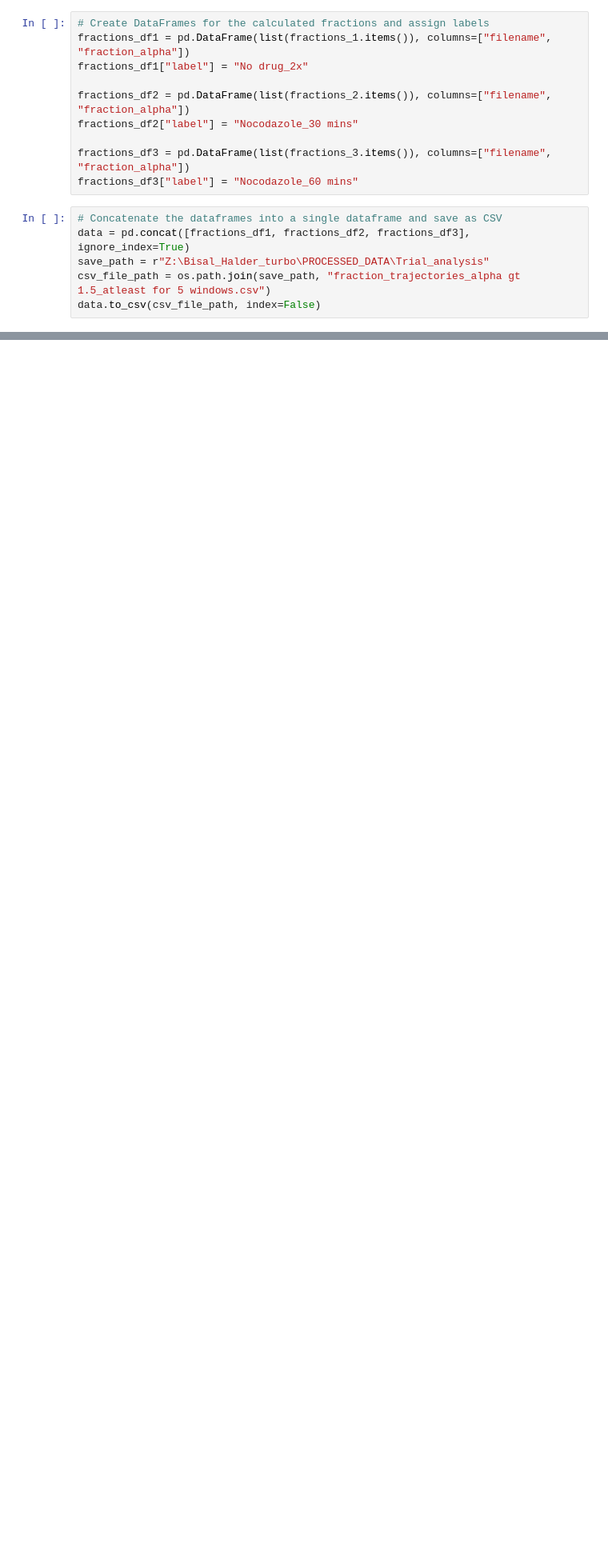
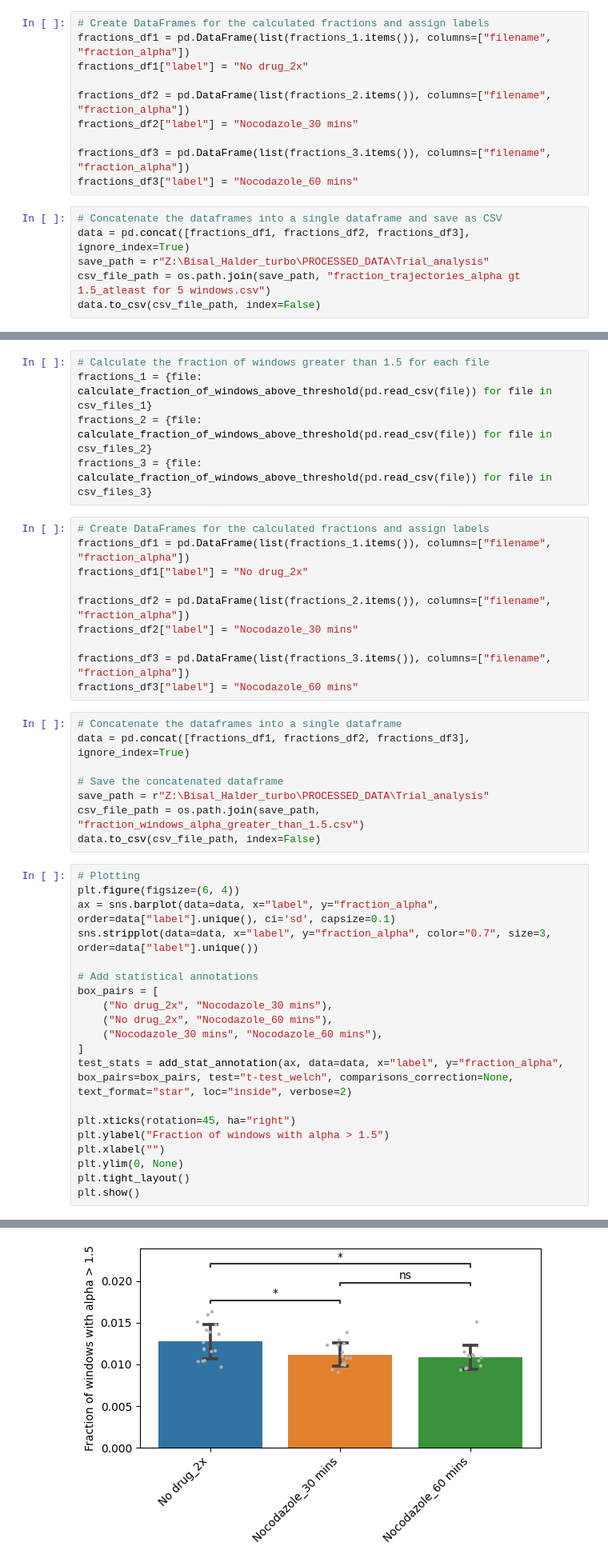
Before and after one commit to walterlab-um/Hyperosmotic_Confinement-Jump, a Jupyter notebook: plots/jupyter_running window_alpha.ipynb, the cells around one changed output, grey strips where cells are left out. Shown at 80% size. Drawn from its saved outputs; the diff is of its cells as text; blank space fills up the shorter version.

```diff
--- a/plots/jupyter_running window_alpha.ipynb
+++ b/plots/jupyter_running window_alpha.ipynb
@@ -82,0 +100,44 @@ No drug_2x v.s. Nocodazole_60 mins: Welch's t-test independent samples, P_val=2.
+# %%
+# Calculate the fraction of windows greater than 1.5 for each file
+fractions_1 = {file: calculate_fraction_of_windows_above_threshold(pd.read_csv(file)) for file in csv_files_1}
+fractions_2 = {file: calculate_fraction_of_windows_above_threshold(pd.read_csv(file)) for file in csv_files_2}
+fractions_3 = {file: calculate_fraction_of_windows_above_threshold(pd.read_csv(file)) for file in csv_files_3}
+# %%
+# Create DataFrames for the calculated fractions and assign labels
+fractions_df1 = pd.DataFrame(list(fractions_1.items()), columns=["filename", "fraction_alpha"])
+fractions_df1["label"] = "No drug_2x"
+
+fractions_df2 = pd.DataFrame(list(fractions_2.items()), columns=["filename", "fraction_alpha"])
+fractions_df2["label"] = "Nocodazole_30 mins"
+
+fractions_df3 = pd.DataFrame(list(fractions_3.items()), columns=["filename", "fraction_alpha"])
+fractions_df3["label"] = "Nocodazole_60 mins"
+# %%
+# Concatenate the dataframes into a single dataframe
+data = pd.concat([fractions_df1, fractions_df2, fractions_df3], ignore_index=True)
+
+# Save the concatenated dataframe
+save_path = r"Z:\Bisal_Halder_turbo\PROCESSED_DATA\Trial_analysis"
+csv_file_path = os.path.join(save_path, "fraction_windows_alpha_greater_than_1.5.csv")
+data.to_csv(csv_file_path, index=False)
+# %%
+# Plotting
+plt.figure(figsize=(6, 4))
+ax = sns.barplot(data=data, x="label", y="fraction_alpha", order=data["label"].unique(), ci='sd', capsize=0.1)
+sns.stripplot(data=data, x="label", y="fraction_alpha", color="0.7", size=3, order=data["label"].unique())
+
+# Add statistical annotations
+box_pairs = [
+    ("No drug_2x", "Nocodazole_30 mins"),
+    ("No drug_2x", "Nocodazole_60 mins"),
+    ("Nocodazole_30 mins", "Nocodazole_60 mins"),
+]
+test_stats = add_stat_annotation(ax, data=data, x="label", y="fraction_alpha", box_pairs=box_pairs, test="t-test_welch", comparisons_correction=None, text_format="star", loc="inside", verbose=2)
+
+plt.xticks(rotation=45, ha="right")
+plt.ylabel("Fraction of windows with alpha > 1.5")
+plt.xlabel("")
+plt.ylim(0, None)
+plt.tight_layout()
+plt.show()
+# %% [output]
@@ -82,0 +154 @@ No drug_2x v.s. Nocodazole_60 mins: Welch's t-test independent samples, P_val=2.
+[figure, added]
```
Also changed, not shown: parts of 4 cells of this notebook.
